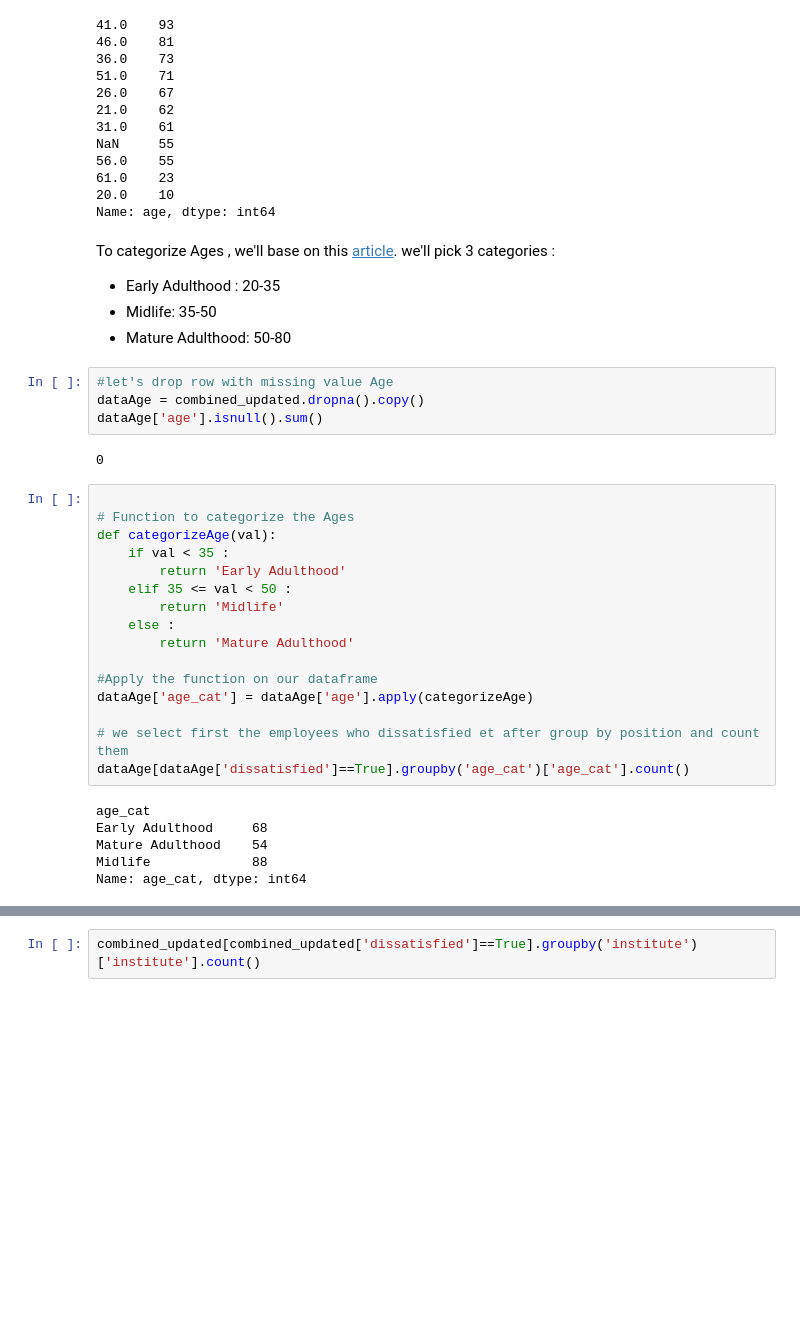
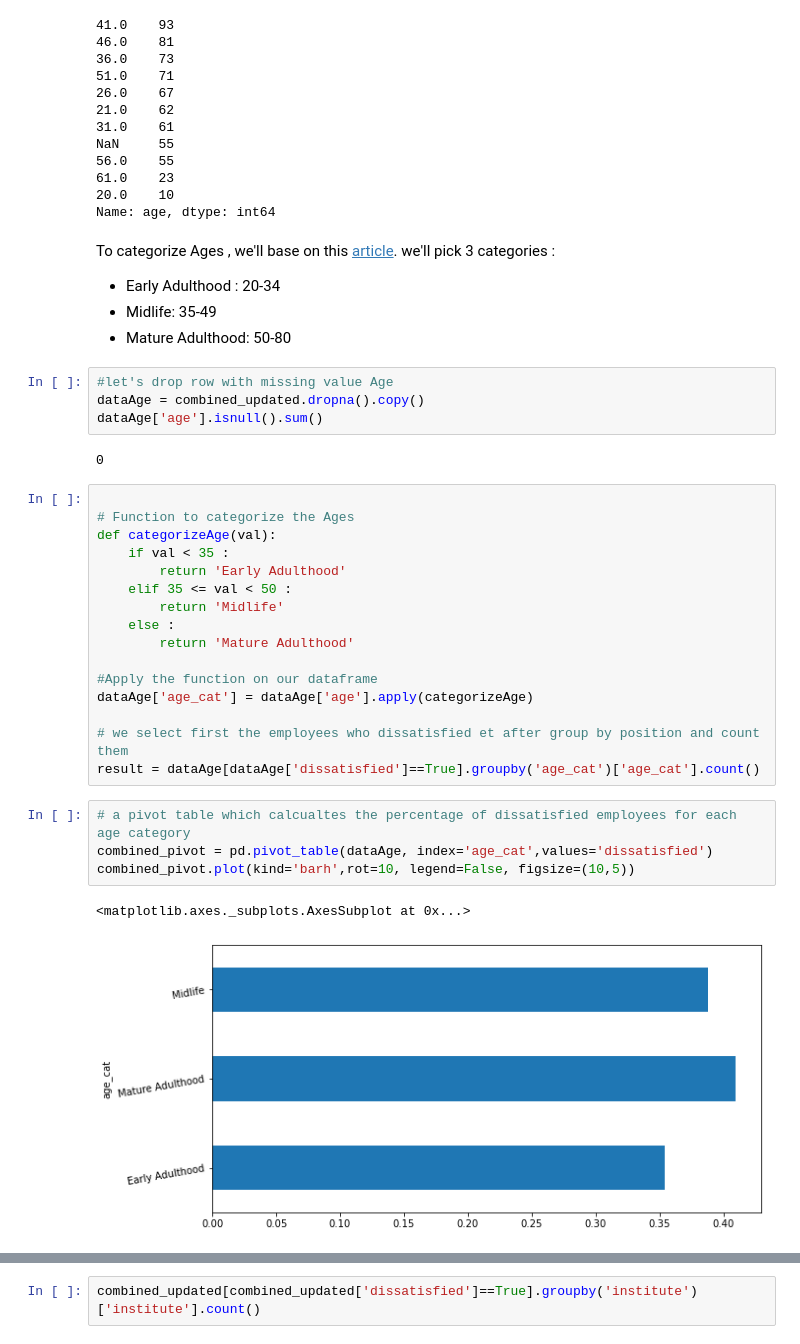
Before and after one commit to biad-iritie/Clean-And-Analyze-Employee-Exit-Surveys, a Jupyter notebook: Clean And Analyze Employee Exit Surveys.ipynb, the cells around one changed output, grey strips where cells are left out. Cells and saved outputs as stored; diff of their text form; blank space fills up the shorter version.

```diff
--- a/Clean And Analyze Employee Exit Surveys.ipynb
+++ b/Clean And Analyze Employee Exit Surveys.ipynb
@@ -647,8 +649,8 @@ NaN     55
 Name: age, dtype: int64
 # %% [markdown]
 To categorize Ages , we'll base on this [article]('https://www.institute4learning.com/resources/articles/the-12-stages-of-life/'). we'll pick 3 categories :
-- Early Adulthood : 20-35
-- Midlife: 35-50
+- Early Adulthood : 20-34
+- Midlife: 35-49
 - Mature Adulthood: 50-80
 # %%
 #let's drop row with missing value Age
@@ -671,11 +673,12 @@ def categorizeAge(val):
 dataAge['age_cat'] = dataAge['age'].apply(categorizeAge)
 
 # we select first the employees who dissatisfied et after group by position and count them
-dataAge[dataAge['dissatisfied']==True].groupby('age_cat')['age_cat'].count()
+result = dataAge[dataAge['dissatisfied']==True].groupby('age_cat')['age_cat'].count()
-# %% [output]
-age_cat
-Early Adulthood     68
-Mature Adulthood    54
-Midlife             88
-Name: age_cat, dtype: int64
+# %%
+# a pivot table which calcualtes the percentage of dissatisfied employees for each age category
+combined_pivot = pd.pivot_table(dataAge, index='age_cat',values='dissatisfied')
+combined_pivot.plot(kind='barh',rot=10, legend=False, figsize=(10,5))
+# %% [output]
+<matplotlib.axes._subplots.AxesSubplot at 0x...>
+[figure, added]
 # %% [markdown]
```
Also changed, not shown: parts of 9 cells of this notebook.
